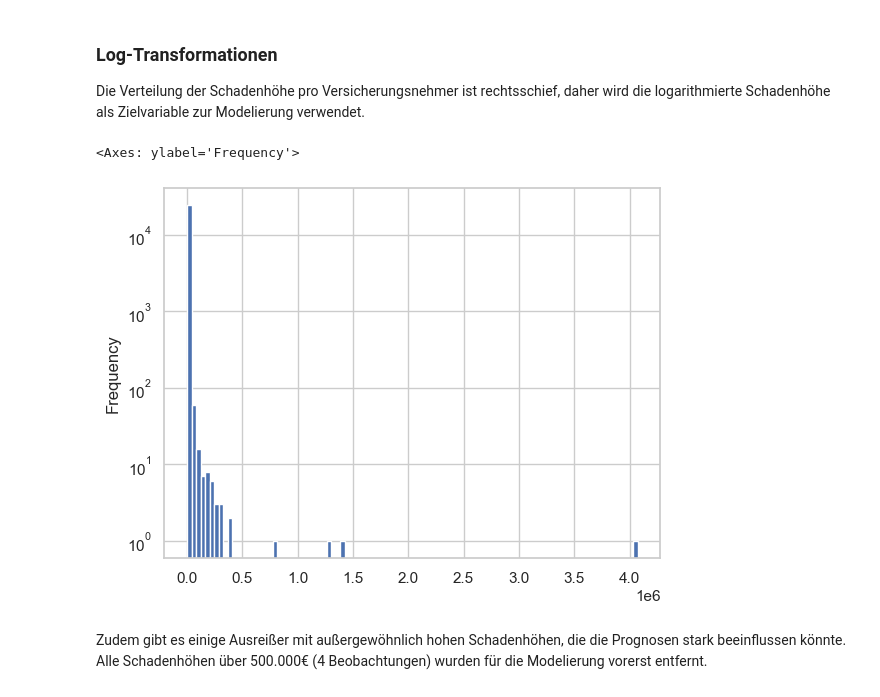
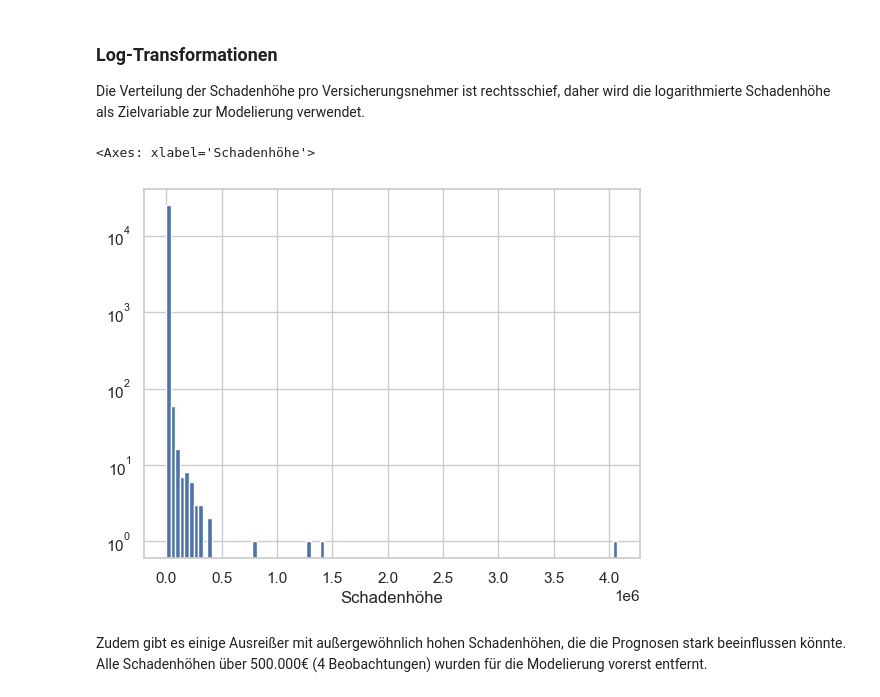
Before and after one commit to joel-beck/claims-prediction, a Jupyter notebook: presentation.ipynb, the cells around one changed output. Cells and saved outputs as stored; diff of their text form; code cells hidden in the pictures.

```diff
--- a/presentation.ipynb
+++ b/presentation.ipynb
@@ -87,10 +87,10 @@ print("# Beobachtungen im gemeinsamen Datensatz:", len(df_complete))
 
  Die Verteilung der Schadenhöhe pro Versicherungsnehmer ist rechtsschief, daher wird die logarithmierte Schadenhöhe als Zielvariable zur Modelierung verwendet.
 # %%
-df_complete["claim_amount"].plot.hist(bins=100, log=True)
+df_complete["claim_amount"].plot.hist(bins=100, log=True, xlabel="Schadenhöhe", ylabel="")
 # %% [output]
-<Axes: ylabel='Frequency'>
+<Axes: xlabel='Schadenhöhe'>
-[figure, old version]
+[figure, new version]
 # %% [markdown]
  Zudem gibt es einige Ausreißer mit außergewöhnlich hohen Schadenhöhen, die die Prognosen stark beeinflussen könnte. Alle Schadenhöhen über 500.000€ (4 Beobachtungen) wurden für die Modelierung vorerst entfernt.
 # %%
```
Also changed, not shown: parts of 17 cells of this notebook, 2 other files.
